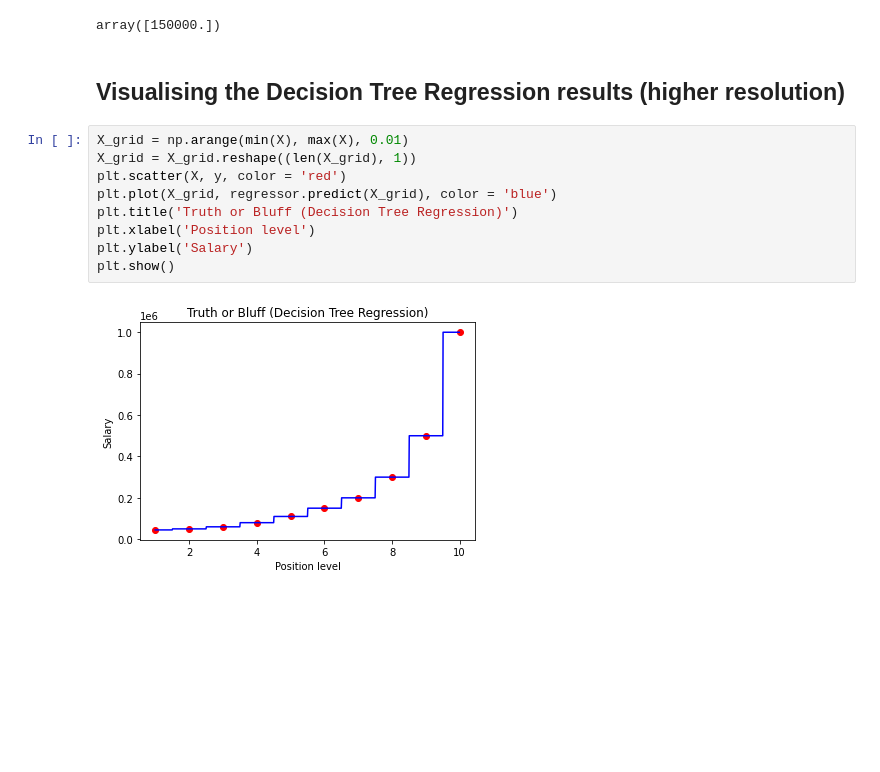
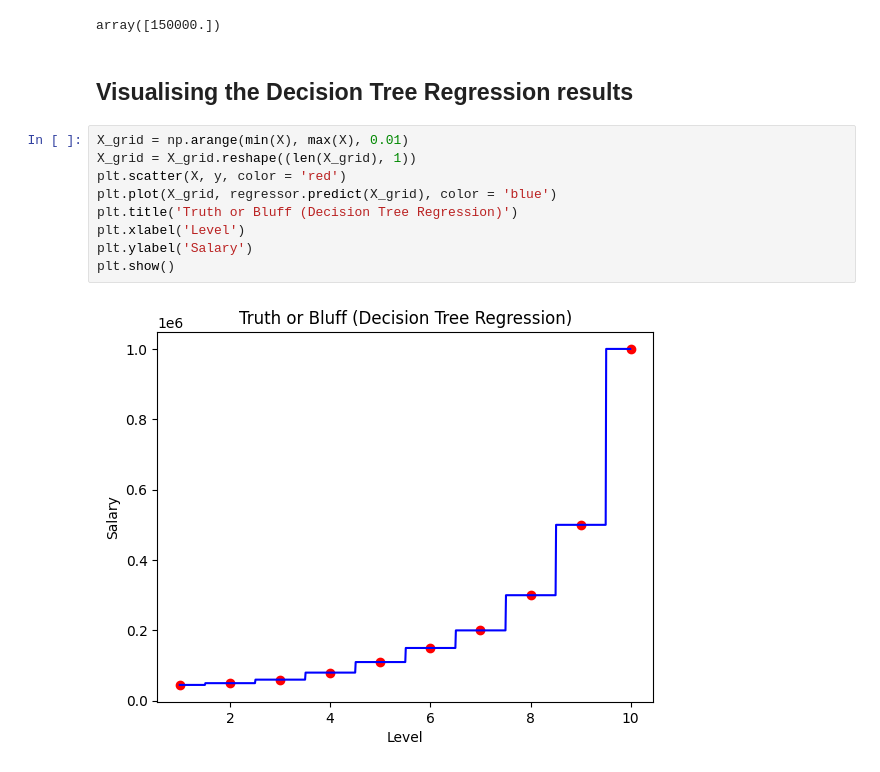
Before and after one commit to ThanhTu108/Learn_AI, a Jupyter notebook: Regression/Decision_tree/decision_tree_regression.ipynb, the cells around one changed output. Drawn from its saved outputs; the diff is of its cells as text; blank space fills up the shorter version.

Commit message:
update x label on Decision tree

```diff
--- a/Regression/Decision_tree/decision_tree_regression.ipynb
+++ b/Regression/Decision_tree/decision_tree_regression.ipynb
@@ -32,15 +27,15 @@ regressor.predict([[6.5]])
 # %% [output]
 array([150000.])
 # %% [markdown]
-## Visualising the Decision Tree Regression results (higher resolution)
+## Visualising the Decision Tree Regression results
 # %%
 X_grid = np.arange(min(X), max(X), 0.01)
 X_grid = X_grid.reshape((len(X_grid), 1))
 plt.scatter(X, y, color = 'red')
 plt.plot(X_grid, regressor.predict(X_grid), color = 'blue')
 plt.title('Truth or Bluff (Decision Tree Regression)')
-plt.xlabel('Position level')
+plt.xlabel('Level')
 plt.ylabel('Salary')
 plt.show()
 # %% [output]
-[figure, old version]
+[figure, new version]
```
Also changed, not shown: parts of 1 cell of this notebook.
